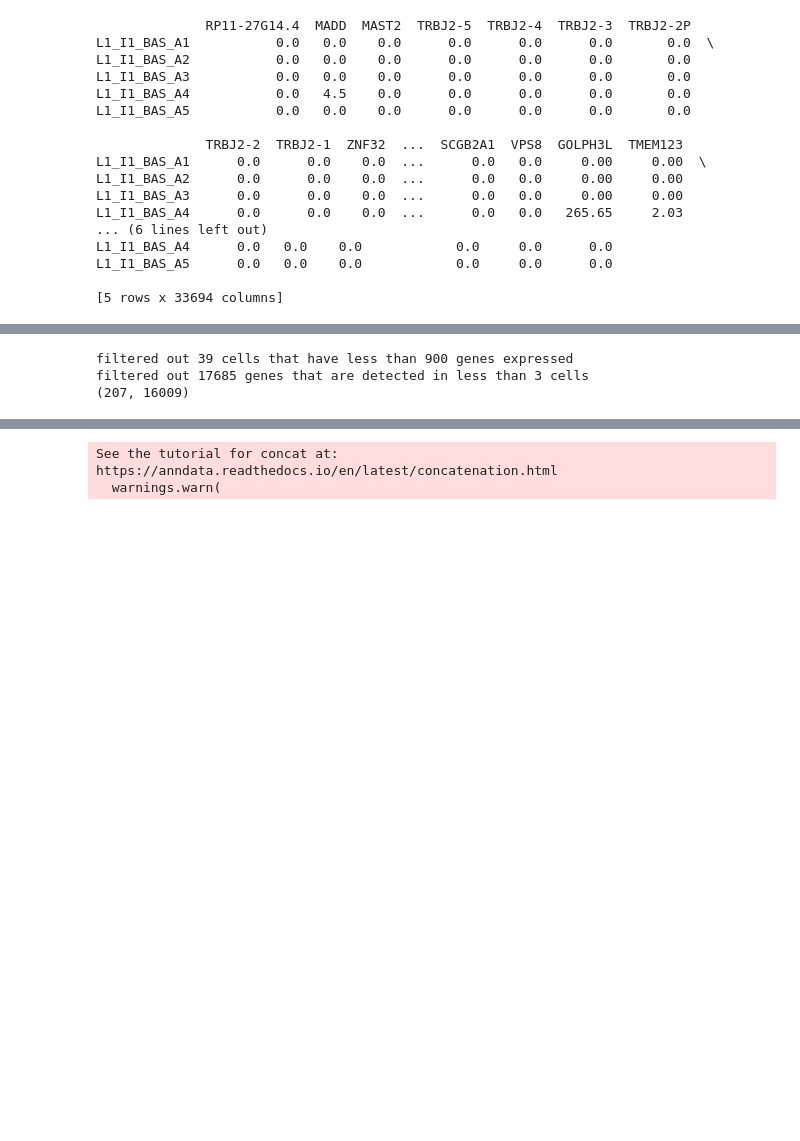
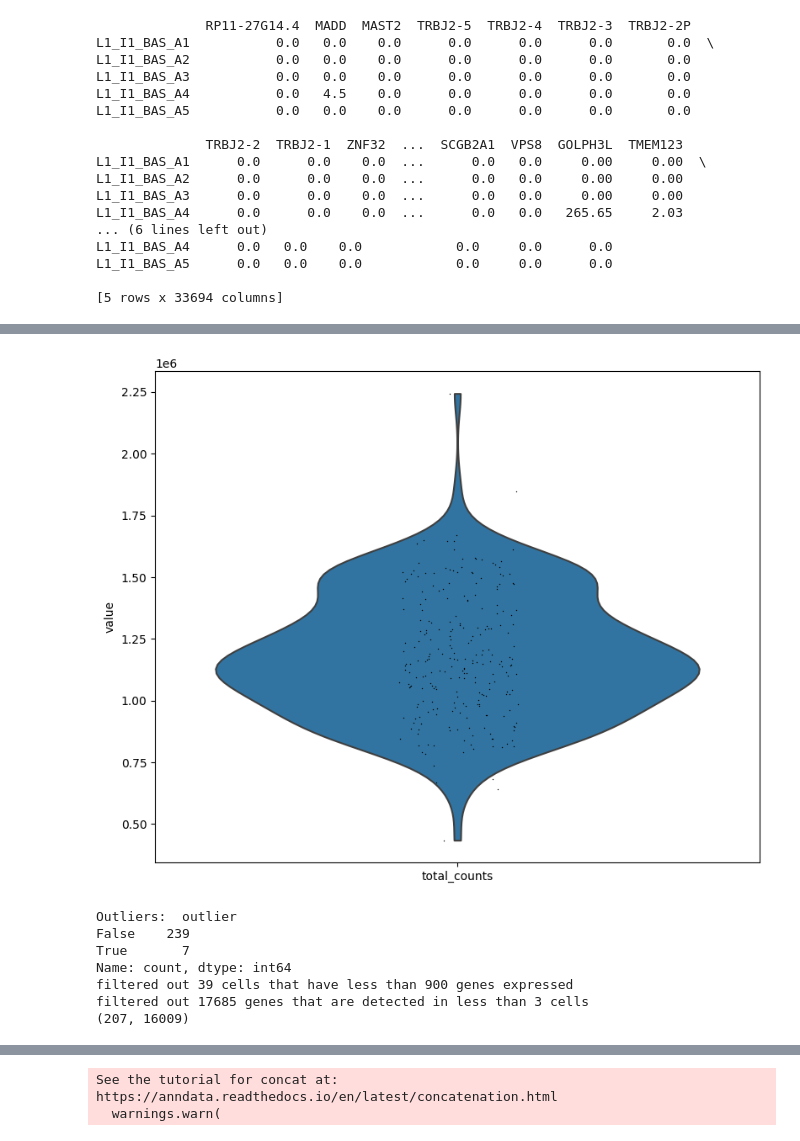
Before and after one commit to daphnetsolissou/scRNAseq-CellTypeClassifier-breast-epithelium, a Jupyter notebook: dataset1_exploration.ipynb, the cells around one changed output, grey strips where cells are left out. Drawn from its saved outputs; the diff is of its cells as text; code cells hidden in the pictures; blank space fills up the shorter version.

```diff
--- a/dataset1_exploration.ipynb
+++ b/dataset1_exploration.ipynb
@@ -182,12 +190,29 @@ filtered out 17727 genes that are detected in less than 3 cells
 (201, 15967)
 # %%
 adata_tmp1 = ad.AnnData(ind2_transpose)
-# sc.pp.log1p(adata_tmp1)
+
+sc.pp.calculate_qc_metrics(
+    adata_tmp1, inplace=True, percent_top=[20], log1p=True
+)
+sc.pl.violin(adata_tmp1, 'total_counts')
+
+adata_tmp1.obs["outlier"] = (
+    is_outlier(adata_tmp1, "log1p_total_counts", 5)
+    | is_outlier(adata_tmp1, "log1p_n_genes_by_counts", 5)
+    | is_outlier(adata_tmp1, "pct_counts_in_top_20_genes", 5)
+)
+print("Outliers: ", adata_tmp1.obs.outlier.value_counts())
+
 sc.pp.filter_cells(adata_tmp1, min_genes=900)
 sc.pp.filter_genes(adata_tmp1, min_cells=3)
 # sc.pp.filter_cells(adata_tmp1, min_genes=900)
 print(adata_tmp1.shape)
 # %% [output]
+[figure, added]
+Outliers:  outlier
+False    239
+True       7
+Name: count, dtype: int64
 filtered out 39 cells that have less than 900 genes expressed
 filtered out 17685 genes that are detected in less than 3 cells
 (207, 16009)
```
Also changed, not shown: parts of 16 cells of this notebook.
